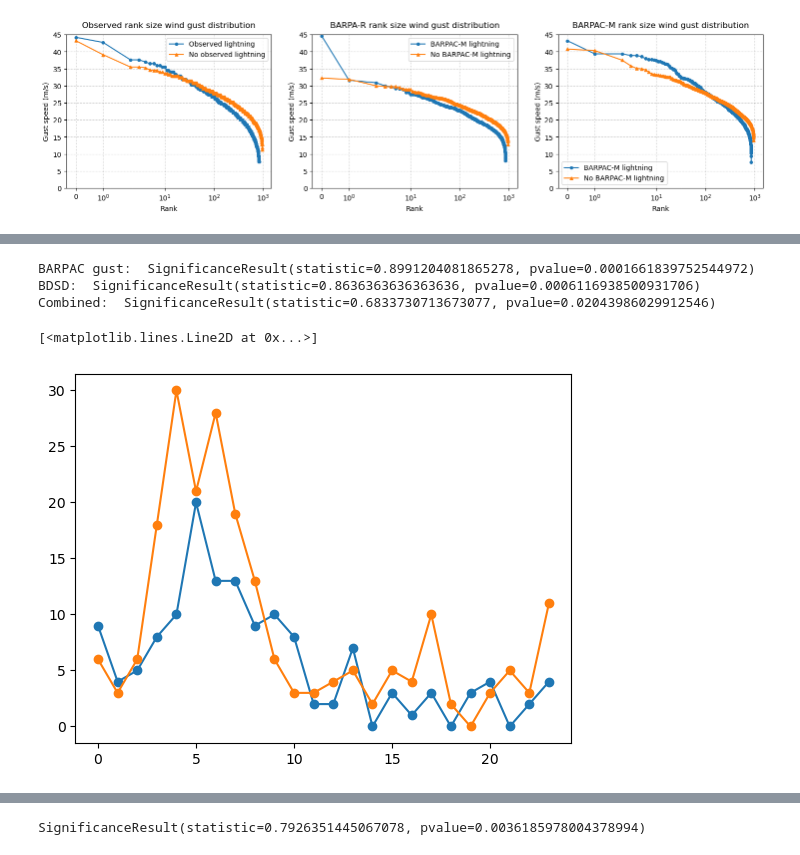
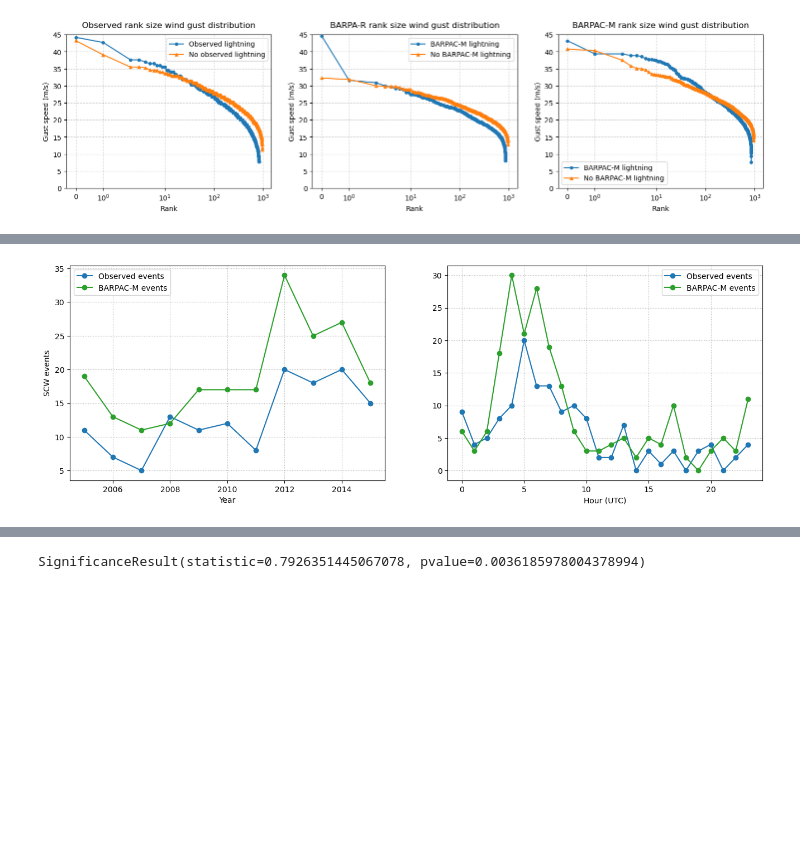
Before and after one commit to andrewbrown31/BARPA, a Jupyter notebook: wind_gust_analysis/analysis_10min_gusts.ipynb, the cells around one changed output, grey strips where cells are left out. Cells and saved outputs as stored; diff of their text form; code cells hidden in the pictures; blank space fills up the shorter version.

```diff
--- a/wind_gust_analysis/analysis_10min_gusts.ipynb
+++ b/wind_gust_analysis/analysis_10min_gusts.ipynb
@@ -10,11 +13,19 @@ import datetime as dt
 #Read daily maximum wind gusts at each station, created by resample_daily_max.py
 
 dmax_2p2km_point = pd.read_csv("/g/data/eg3/ab4502/ExtremeWind/points/barpac_m_aws_dmax_2p2km.csv")
+dmax_2p2km_interp = pd.read_csv("/g/data/eg3/ab4502/ExtremeWind/points/barpac_m_aws_dmax_2p2km_barpa_r_interp.csv")
 dmax_12km_point = pd.read_csv("/g/data/eg3/ab4502/ExtremeWind/points/barpac_m_aws_dmax_12km.csv")
 dmax_obs = pd.read_csv("/g/data/eg3/ab4502/ExtremeWind/points/barpac_m_aws_dmax_obs.csv")
 dmax_bdsd = pd.read_csv("/g/data/eg3/ab4502/ExtremeWind/points/barpac_m_aws_dmax_bdsd.csv")
+dmax_erai = pd.read_csv("/g/data/eg3/ab4502/ExtremeWind/points/barpac_m_aws_dmax_erai.csv")
+
+#Calculate another ratio, the gust to deep-layer mean
+dmax_2p2km_point["dlm_ratio"] = dmax_2p2km_point["wg10_2p2km_point"] / dmax_2p2km_point["Umean06"]
+dmax_12km_point["dlm_ratio"] = dmax_12km_point["wg10_12km_point"] / dmax_12km_point["Umean06"]
+dmax_obs["dlm_ratio"] = dmax_obs["gust"] / dmax_obs["Umean06_era5"]
 
 dmax_2p2km_point = dmax_2p2km_point.set_index(pd.to_datetime(dmax_2p2km_point.time))
+dmax_2p2km_interp = dmax_2p2km_interp.set_index(pd.to_datetime(dmax_2p2km_interp.time))
 dmax_12km_point = dmax_12km_point.set_index(pd.to_datetime(dmax_12km_point.time))
 dmax_obs = dmax_obs.set_index(pd.to_datetime(dmax_obs.time))
 dmax_bdsd = dmax_bdsd.set_index(pd.to_datetime(dmax_bdsd.time))
@@ -352,19 +592,31 @@ plt.legend()
-# %%
-obs_ann_counts = dmax_obs.query("(gust>=25) & (Lightning_observed_daily>=1)").index.year.value_counts().sort_index().values
-gust_ann_counts = dmax_2p2km_point.query("(wg10_2p2km_point>=25) & (n_lightning_fl>=1)").index.year.value_counts().sort_index().values
-combo_ann_counts = dmax_2p2km_point.query("(combo>=25)").index.year.value_counts().sort_index().values
-bdsd_ann_counts = dmax_bdsd.query("(bdsd>=0.83)").index.year.value_counts().sort_index().values
-
-print("BARPAC gust: ",spearmanr(obs_ann_counts, gust_ann_counts))
-print("BDSD: ",spearmanr(obs_ann_counts, bdsd_ann_counts))
-print("Combined: ",spearmanr(obs_ann_counts, combo_ann_counts))
-# %% [output]
-BARPAC gust:  SignificanceResult(statistic=0.8991204081865278, pvalue=0.0001661839752544972)
-BDSD:  SignificanceResult(statistic=0.8636363636363636, pvalue=0.0006116938500931706)
-Combined:  SignificanceResult(statistic=0.6833730713673077, pvalue=0.02043986029912546)
 # %%
-plt.plot(np.arange(0,24),[(pd.to_datetime(dmax_obs_conv.query("(gust>=25)").time).dt.hour == h).sum() for h in np.arange(0,24)],marker="o")
-plt.plot(np.arange(0,24),[(pd.to_datetime(dmax_2p2km_conv.query("(wg10_2p2km_point>=25)").time).dt.hour == h).sum() for h in np.arange(0,24)],marker="o")
+plt.figure(figsize=[16,5])
+
+plt.subplot(1,2,1)
+
+plt.plot(np.arange(2005,2016),
+         [(pd.to_datetime(dmax_obs_conv.query("(gust>=25)").time).dt.year == y).sum() for y in np.arange(2005,2016)],
+         marker="o",label="Observed events",color="tab:blue")
+plt.plot(np.arange(2005,2016),
+         [(pd.to_datetime(dmax_2p2km_conv.query("(wg10_2p2km_point>=25)").time).dt.year == h).sum() for h in np.arange(2005,2016)],
+         marker="o",label="BARPAC-M events",color="tab:green")
+plt.gca().grid(ls=":")
+plt.ylabel("SCW events")
+plt.xlabel("Year")
+plt.legend()
+
+plt.subplot(1,2,2)
+
+plt.plot(np.arange(0,24),
+         [(pd.to_datetime(dmax_obs_conv.query("(gust>=25)").time).dt.hour == h).sum() for h in np.arange(0,24)],
+         marker="o",label="Observed events",color="tab:blue")
+plt.plot(np.arange(0,24),
+         [(pd.to_datetime(dmax_2p2km_conv.query("(wg10_2p2km_point>=25)").time).dt.hour == h).sum() for h in np.arange(0,24)],
+         marker="o",label="BARPAC-M events",color="tab:green")
+plt.gca().grid(ls=":")
+plt.xlabel("Hour (UTC)")
+plt.legend()
+
+plt.savefig("/g/data/eg3/ab4502/figs/barpa/temporal_variability.jpeg",dpi=400,bbox_inches="tight")
 # %% [output]
-[<matplotlib.lines.Line2D at 0x...>]
-[figure, old version]
+[figure, new version]
```
Also changed, not shown: parts of 22 cells of this notebook, 22 other files.
